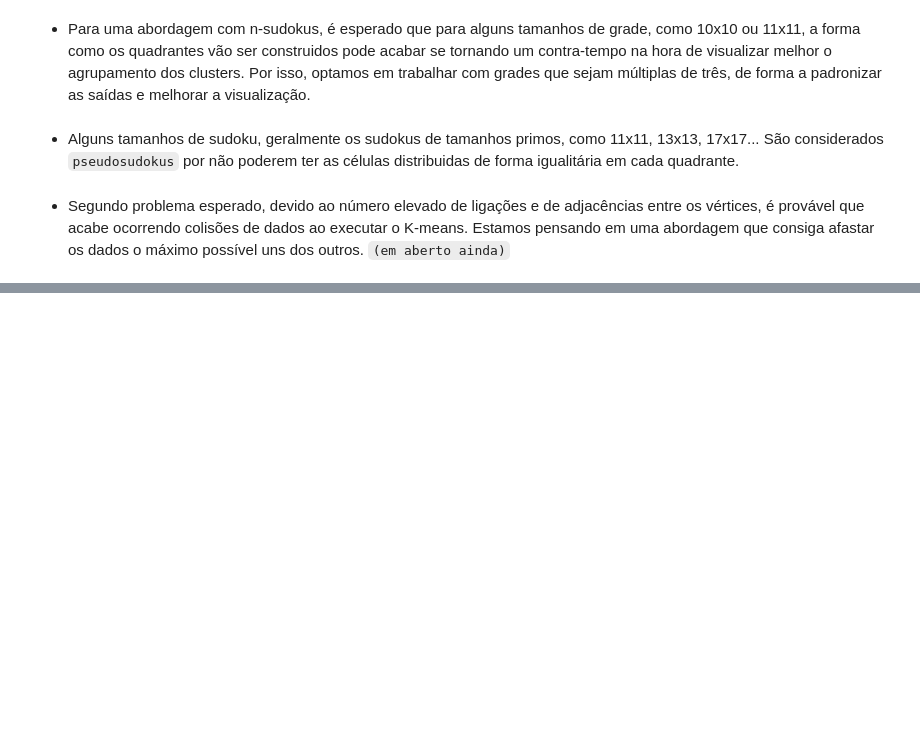
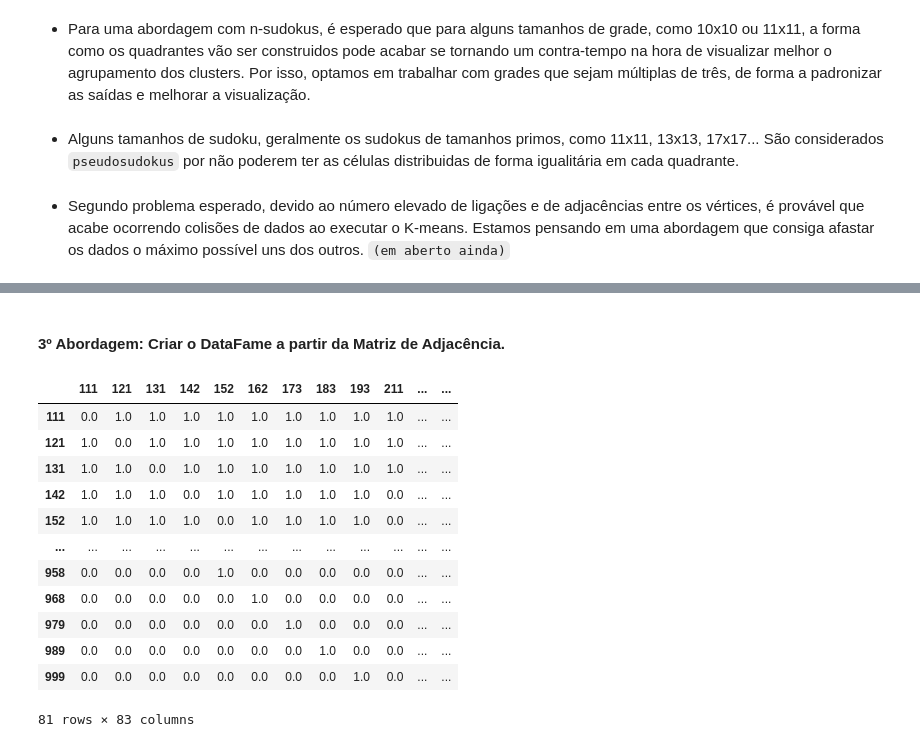
Before and after one commit to CarlosAraujo7/Sudoku-with-Machine-Learning, a Jupyter notebook: base.ipynb, the cells around one changed output, grey strips where cells are left out. Cells and saved outputs as stored; diff of their text form; code cells hidden in the pictures; blank space fills up the shorter version.

```diff
--- a/base.ipynb
+++ b/base.ipynb
@@ -104,0 +206,2 @@ sudoku_df.head()
+# %% [markdown]
+#### 3º Abordagem: Criar o DataFame a partir da Matriz de Adjacência.
@@ -104,0 +224,16 @@ sudoku_df.head()
+# %%
+df_matriz
+# %% [output]
+|  | 111 | 121 | 131 | 142 | 152 | 162 | 173 | 183 | 193 | 211 | ... | ... |
+| 111 | 0.0 | 1.0 | 1.0 | 1.0 | 1.0 | 1.0 | 1.0 | 1.0 | 1.0 | 1.0 | ... | ... |
+| 121 | 1.0 | 0.0 | 1.0 | 1.0 | 1.0 | 1.0 | 1.0 | 1.0 | 1.0 | 1.0 | ... | ... |
+| 131 | 1.0 | 1.0 | 0.0 | 1.0 | 1.0 | 1.0 | 1.0 | 1.0 | 1.0 | 1.0 | ... | ... |
+| 142 | 1.0 | 1.0 | 1.0 | 0.0 | 1.0 | 1.0 | 1.0 | 1.0 | 1.0 | 0.0 | ... | ... |
+| 152 | 1.0 | 1.0 | 1.0 | 1.0 | 0.0 | 1.0 | 1.0 | 1.0 | 1.0 | 0.0 | ... | ... |
+| ... | ... | ... | ... | ... | ... | ... | ... | ... | ... | ... | ... | ... |
+| 958 | 0.0 | 0.0 | 0.0 | 0.0 | 1.0 | 0.0 | 0.0 | 0.0 | 0.0 | 0.0 | ... | ... |
+| 968 | 0.0 | 0.0 | 0.0 | 0.0 | 0.0 | 1.0 | 0.0 | 0.0 | 0.0 | 0.0 | ... | ... |
+| 979 | 0.0 | 0.0 | 0.0 | 0.0 | 0.0 | 0.0 | 1.0 | 0.0 | 0.0 | 0.0 | ... | ... |
+| 989 | 0.0 | 0.0 | 0.0 | 0.0 | 0.0 | 0.0 | 0.0 | 1.0 | 0.0 | 0.0 | ... | ... |
+| 999 | 0.0 | 0.0 | 0.0 | 0.0 | 0.0 | 0.0 | 0.0 | 0.0 | 1.0 | 0.0 | ... | ... |
+81 rows × 83 columns
```
Also changed, not shown: parts of 20 cells of this notebook.
